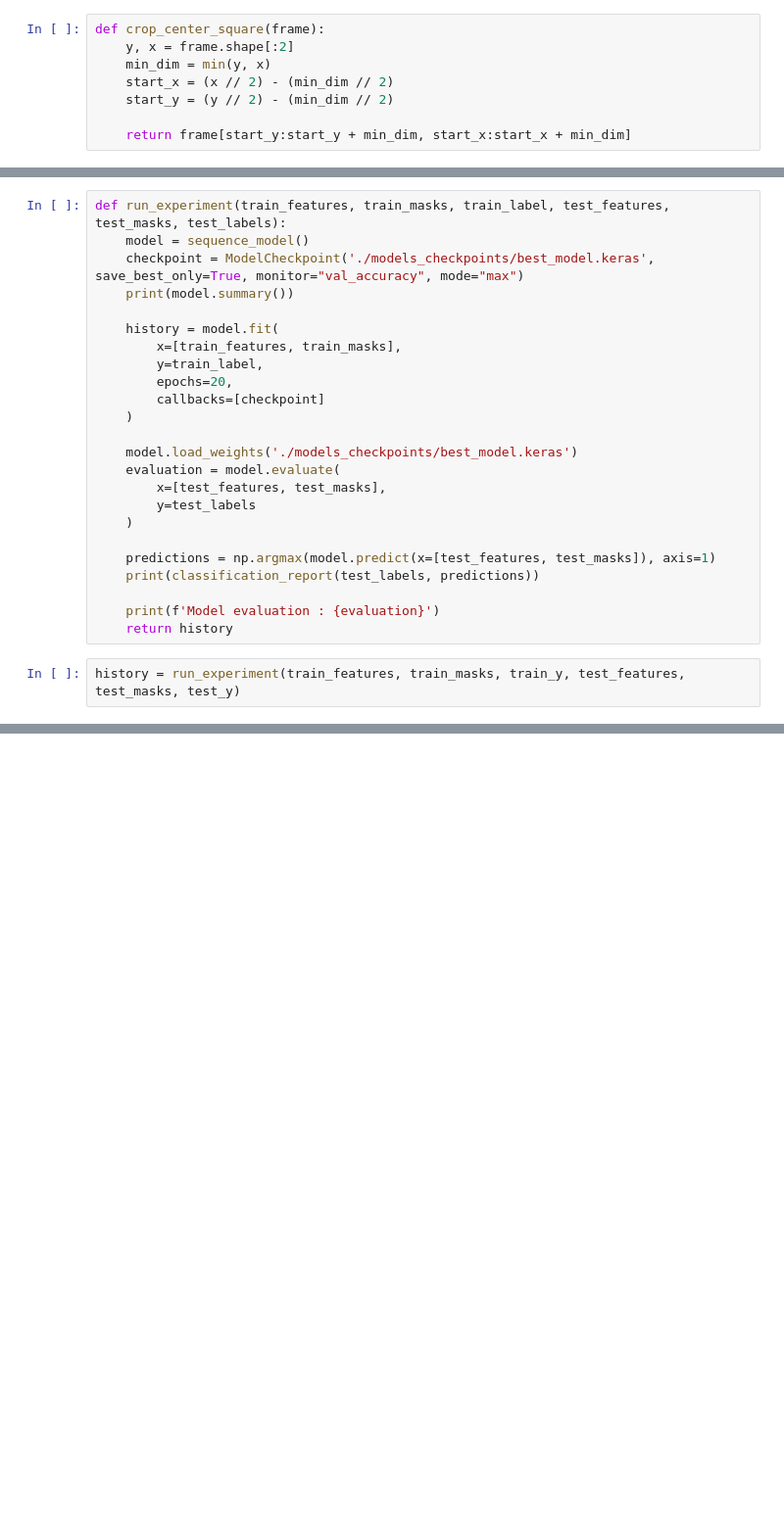
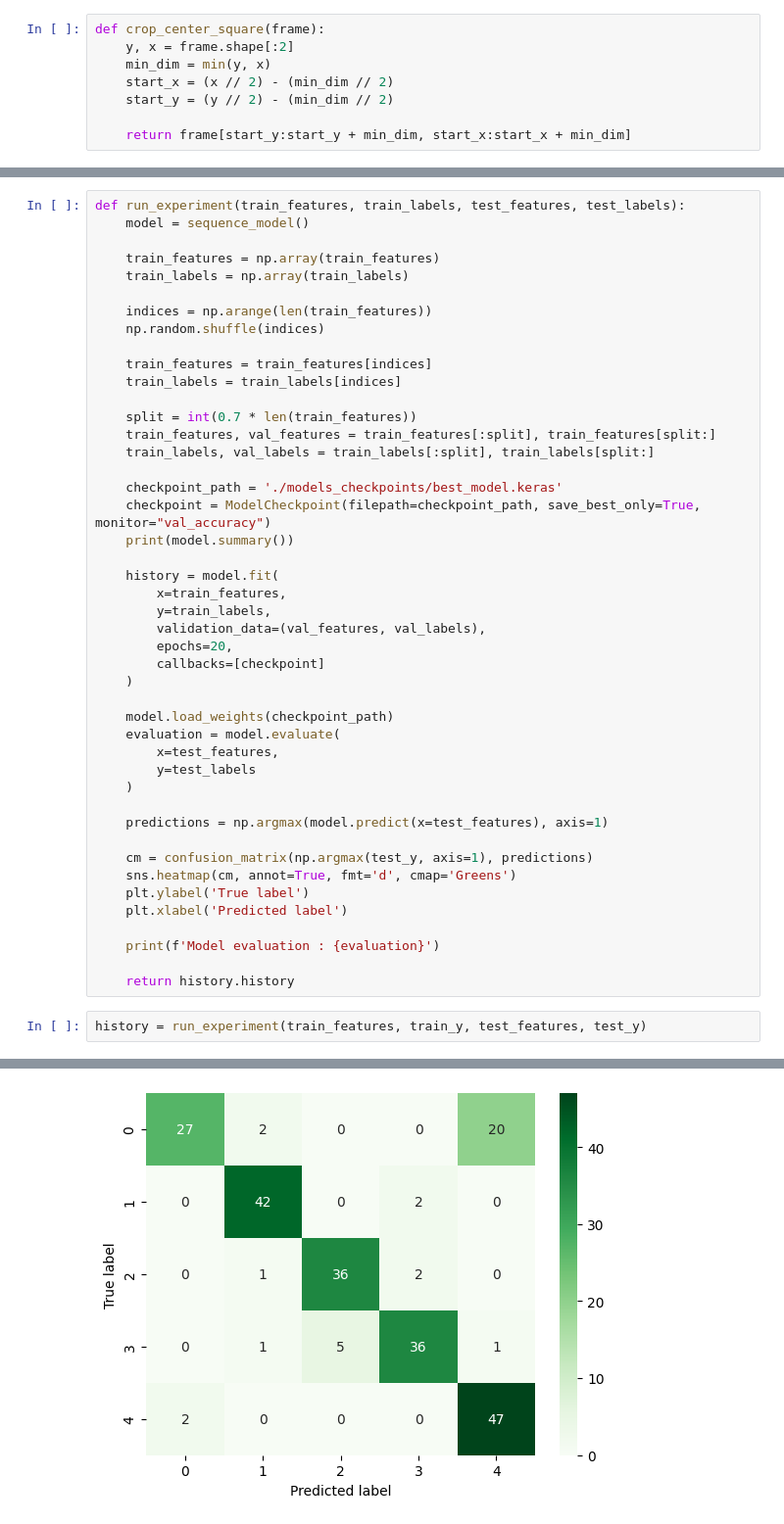
Before and after one commit to JalilBNH/M2TSI, a Jupyter notebook: tp5/dev.ipynb, the cells around one changed output, grey strips where cells are left out. Shown at 98% size. Saved outputs shown, nothing was run; the diff lists cells and outputs as text; blank space fills up the shorter version.

```diff
--- a/tp5/dev.ipynb
+++ b/tp5/dev.ipynb
@@ -252,29 +252,50 @@ def sequence_model():
 
     return model
 # %%
-def run_experiment(train_features, train_masks, train_label, test_features, test_masks, test_labels):
+def run_experiment(train_features, train_labels, test_features, test_labels):
     model = sequence_model()
-    checkpoint = ModelCheckpoint('./models_checkpoints/best_model.keras', save_best_only=True, monitor="val_accuracy", mode="max")
+
+    train_features = np.array(train_features)
+    train_labels = np.array(train_labels)
+
+    indices = np.arange(len(train_features))
+    np.random.shuffle(indices)
+
+    train_features = train_features[indices]
+    train_labels = train_labels[indices]
+
+    split = int(0.7 * len(train_features))
+    train_features, val_features = train_features[:split], train_features[split:]
+    train_labels, val_labels = train_labels[:split], train_labels[split:]
+
+    checkpoint_path = './models_checkpoints/best_model.keras'
+    checkpoint = ModelCheckpoint(filepath=checkpoint_path, save_best_only=True, monitor="val_accuracy")
     print(model.summary())
 
     history = model.fit(
-        x=[train_features, train_masks],
-        y=train_label,
+        x=train_features,
+        y=train_labels,
+        validation_data=(val_features, val_labels),
         epochs=20,
         callbacks=[checkpoint]
     )
 
-    model.load_weights('./models_checkpoints/best_model.keras')
+    model.load_weights(checkpoint_path)
     evaluation = model.evaluate(
-        x=[test_features, test_masks],
+        x=test_features,
         y=test_labels
     )
 
-    predictions = np.argmax(model.predict(x=[test_features, test_masks]), axis=1)
-    print(classification_report(test_labels, predictions))
+    predictions = np.argmax(model.predict(x=test_features), axis=1)
+
+    cm = confusion_matrix(np.argmax(test_y, axis=1), predictions)
+    sns.heatmap(cm, annot=True, fmt='d', cmap='Greens')
+    plt.ylabel('True label')
+    plt.xlabel('Predicted label')
 
     print(f'Model evaluation : {evaluation}')
-    return history
+
+    return history.history
 # %%
-history = run_experiment(train_features, train_masks, train_y, test_features, test_masks, test_y)
+history = run_experiment(train_features, train_y, test_features, test_y)
 # %% [output]
@@ -281,0 +340 @@ ValueError: Input 0 of layer "lstm_20" is incompatible with the layer: expected
+[figure, added]
```
Also changed, not shown: parts of 25 cells of this notebook.
